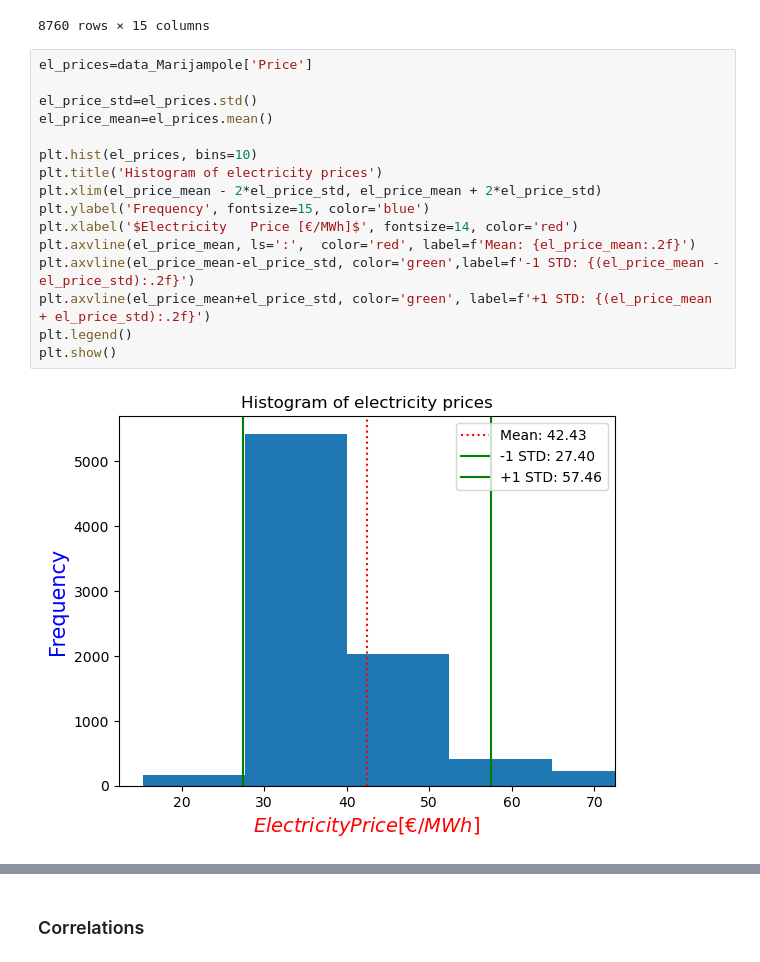
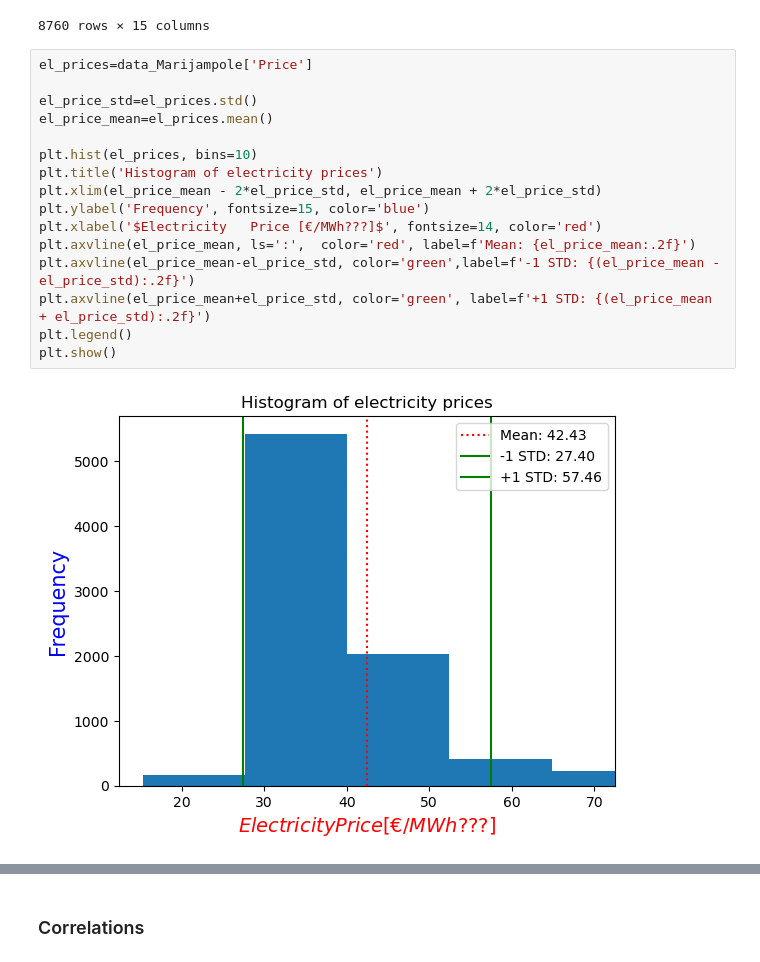
Before and after one commit to Katrine-Hagenau/Hydesign, a Jupyter notebook: docs/notebooks/Graphs_part1.ipynb, the cells around one changed output, grey strips where cells are left out. Saved outputs shown, nothing was run; the diff lists cells and outputs as text.

```diff
--- a/docs/notebooks/Graphs_part1.ipynb
+++ b/docs/notebooks/Graphs_part1.ipynb
@@ -39,19 +39,19 @@ display(data_Marijampole)
 # %%
 el_prices=data_Marijampole['Price']
 
 el_price_std=el_prices.std()
 el_price_mean=el_prices.mean()
 
 plt.hist(el_prices, bins=10)
 plt.title('Histogram of electricity prices')
 plt.xlim(el_price_mean - 2*el_price_std, el_price_mean + 2*el_price_std)
 plt.ylabel('Frequency', fontsize=15, color='blue')
-plt.xlabel('$Electricity   Price [€/MWh]$', fontsize=14, color='red')
+plt.xlabel('$Electricity   Price [€/MWh???]$', fontsize=14, color='red')
 plt.axvline(el_price_mean, ls=':',  color='red', label=f'Mean: {el_price_mean:.2f}')
 plt.axvline(el_price_mean-el_price_std, color='green',label=f'-1 STD: {(el_price_mean - el_price_std):.2f}')
 plt.axvline(el_price_mean+el_price_std, color='green', label=f'+1 STD: {(el_price_mean + el_price_std):.2f}')
 plt.legend()
 plt.show()
 # %% [output]
-[figure, old version]
+[figure, new version]
 # %%
```
Also changed, not shown: parts of 2 cells of this notebook.
